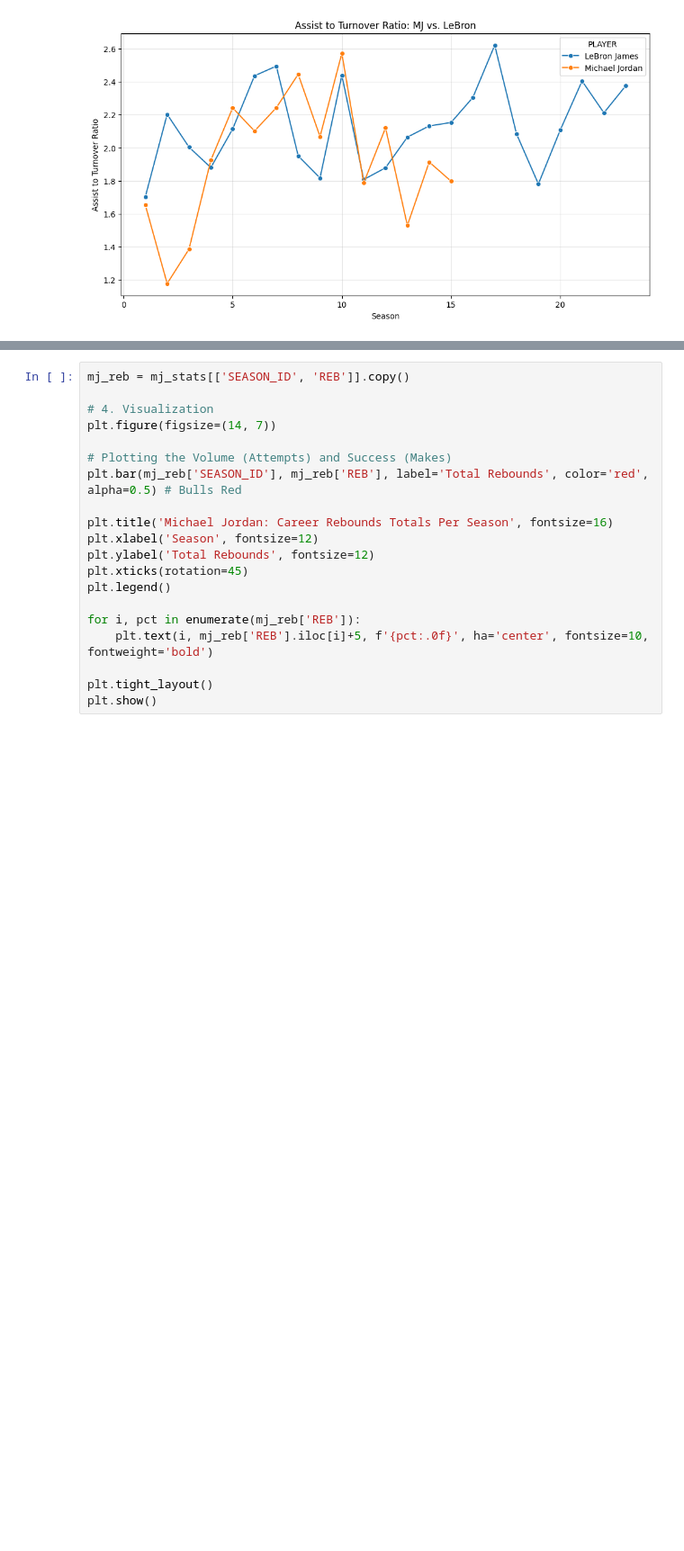
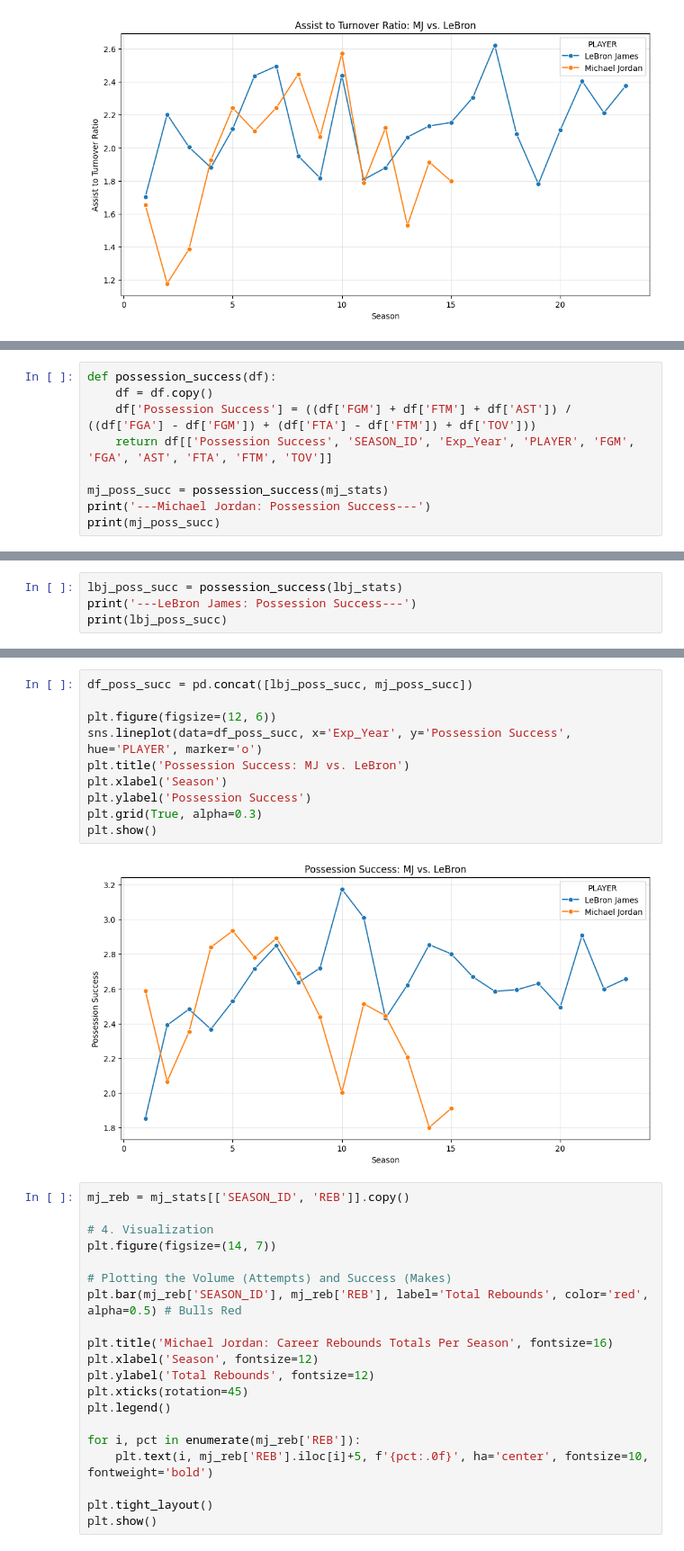
Before and after one commit to Jtambwe7305/mj-vs-lbj-nba-analysis-ai-help, a Jupyter notebook: Goat_comparison.ipynb, the cells around one changed output, grey strips where cells are left out. Shown at 90% size. Cells and saved outputs as stored; diff of their text form; blank space fills up the shorter version.

Commit message:
Possession Success

```diff
--- a/Goat_comparison.ipynb
+++ b/Goat_comparison.ipynb
@@ -809,0 +871,9 @@ plt.show()
+# %%
+def possession_success(df):
+    df = df.copy()
+    df['Possession Success'] = ((df['FGM'] + df['FTM'] + df['AST']) / ((df['FGA'] - df['FGM']) + (df['FTA'] - df['FTM']) + df['TOV']))
+    return df[['Possession Success', 'SEASON_ID', 'Exp_Year', 'PLAYER', 'FGM', 'FGA', 'AST', 'FTA', 'FTM', 'TOV']]
+
+mj_poss_succ = possession_success(mj_stats)
+print('---Michael Jordan: Possession Success---')
+print(mj_poss_succ)
@@ -809,0 +898,4 @@ plt.show()
+# %%
+lbj_poss_succ = possession_success(lbj_stats)
+print('---LeBron James: Possession Success---')
+print(lbj_poss_succ)
@@ -810,3 +920,15 @@ plt.show()
+# %%
+df_poss_succ = pd.concat([lbj_poss_succ, mj_poss_succ])
+
+plt.figure(figsize=(12, 6))
+sns.lineplot(data=df_poss_succ, x='Exp_Year', y='Possession Success', hue='PLAYER', marker='o')
+plt.title('Possession Success: MJ vs. LeBron')
+plt.xlabel('Season')
+plt.ylabel('Possession Success')
+plt.grid(True, alpha=0.3)
+plt.show()
+# %% [output]
+[figure, added]
 # %%
 mj_reb = mj_stats[['SEASON_ID', 'REB']].copy()
 
```
Also changed, not shown: parts of 5 cells of this notebook.
